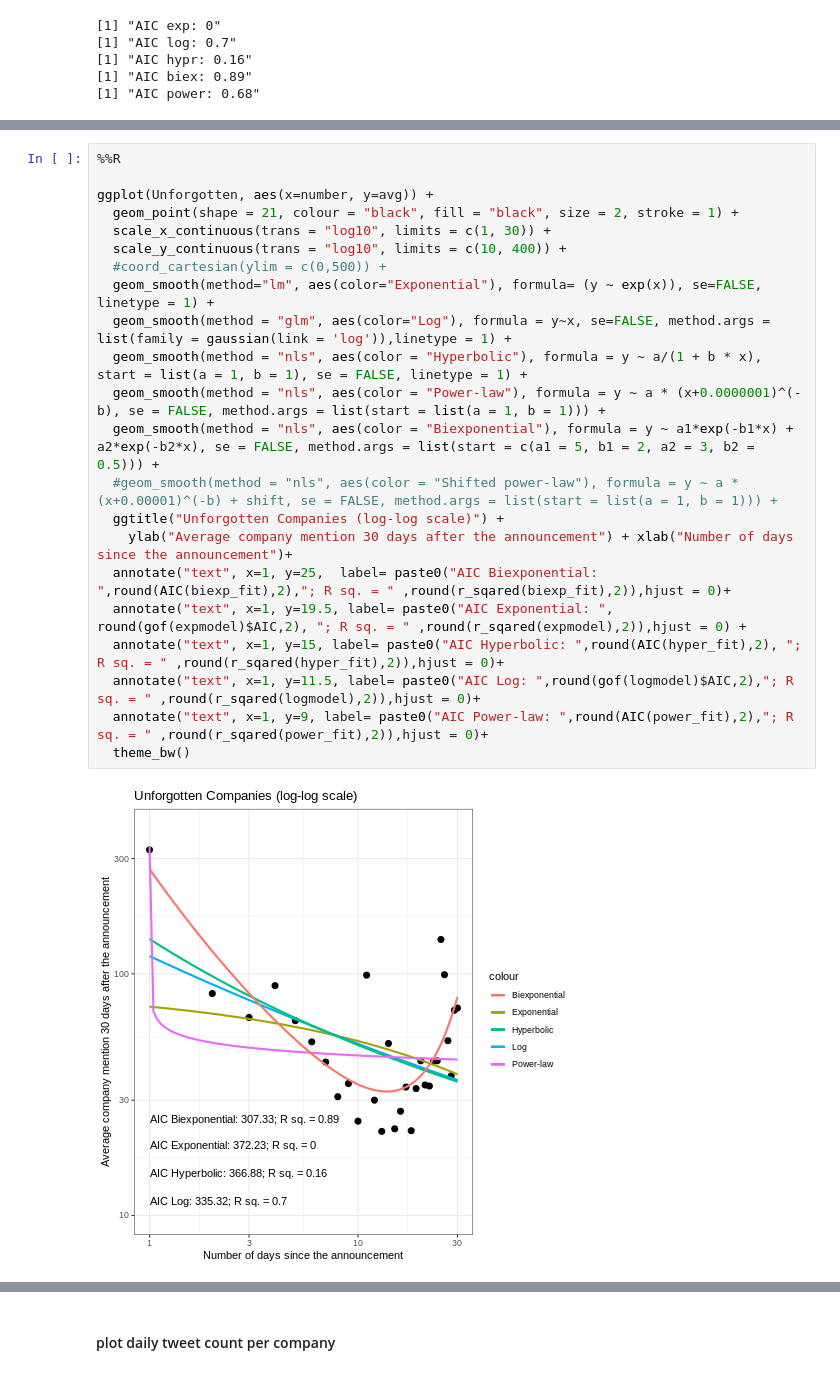
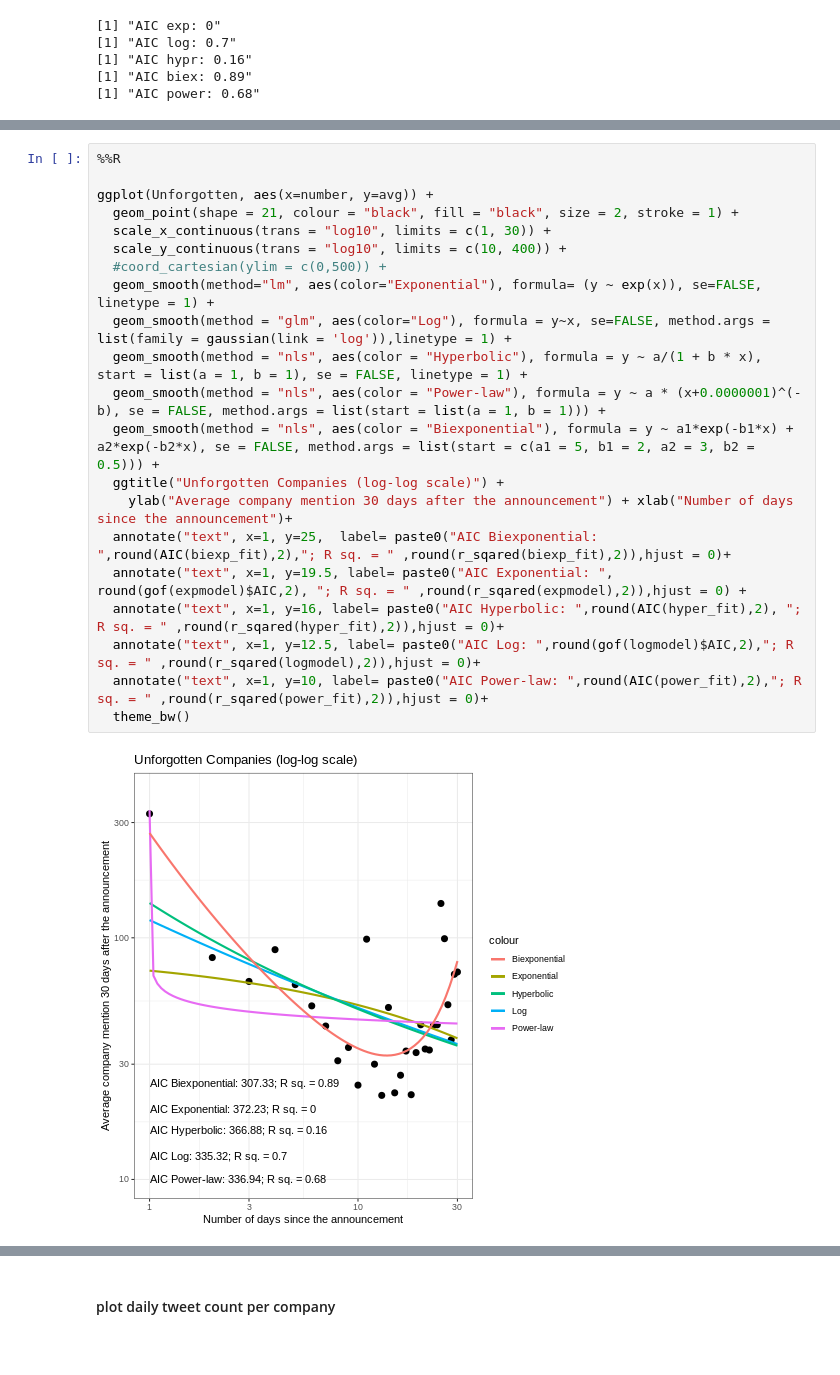
Before and after one commit to bartala/Bankruptcy, a Jupyter notebook: R_PY_before_covid_data.ipynb, the cells around one changed output, grey strips where cells are left out. Cells and saved outputs as stored; diff of their text form.

```diff
--- a/R_PY_before_covid_data.ipynb
+++ b/R_PY_before_covid_data.ipynb
@@ -423,24 +457,23 @@ shift
 # %%
 %%R
 
 ggplot(Unforgotten, aes(x=number, y=avg)) +
   geom_point(shape = 21, colour = "black", fill = "black", size = 2, stroke = 1) +
   scale_x_continuous(trans = "log10", limits = c(1, 30)) +
   scale_y_continuous(trans = "log10", limits = c(10, 400)) +
   #coord_cartesian(ylim = c(0,500)) +
   geom_smooth(method="lm", aes(color="Exponential"), formula= (y ~ exp(x)), se=FALSE, linetype = 1) +
   geom_smooth(method = "glm", aes(color="Log"), formula = y~x, se=FALSE, method.args = list(family = gaussian(link = 'log')),linetype = 1) +
   geom_smooth(method = "nls", aes(color = "Hyperbolic"), formula = y ~ a/(1 + b * x), start = list(a = 1, b = 1), se = FALSE, linetype = 1) +
   geom_smooth(method = "nls", aes(color = "Power-law"), formula = y ~ a * (x+0.0000001)^(-b), se = FALSE, method.args = list(start = list(a = 1, b = 1))) +
   geom_smooth(method = "nls", aes(color = "Biexponential"), formula = y ~ a1*exp(-b1*x) + a2*exp(-b2*x), se = FALSE, method.args = list(start = c(a1 = 5, b1 = 2, a2 = 3, b2 = 0.5))) +
-  #geom_smooth(method = "nls", aes(color = "Shifted power-law"), formula = y ~ a * (x+0.00001)^(-b) + shift, se = FALSE, method.args = list(start = list(a = 1, b = 1))) +
   ggtitle("Unforgotten Companies (log-log scale)") +
     ylab("Average company mention 30 days after the announcement") + xlab("Number of days since the announcement")+
   annotate("text", x=1, y=25,  label= paste0("AIC Biexponential: ",round(AIC(biexp_fit),2),"; R sq. = " ,round(r_sqared(biexp_fit),2)),hjust = 0)+
   annotate("text", x=1, y=19.5, label= paste0("AIC Exponential: ", round(gof(expmodel)$AIC,2), "; R sq. = " ,round(r_sqared(expmodel),2)),hjust = 0) +
-  annotate("text", x=1, y=15, label= paste0("AIC Hyperbolic: ",round(AIC(hyper_fit),2), "; R sq. = " ,round(r_sqared(hyper_fit),2)),hjust = 0)+
-  annotate("text", x=1, y=11.5, label= paste0("AIC Log: ",round(gof(logmodel)$AIC,2),"; R sq. = " ,round(r_sqared(logmodel),2)),hjust = 0)+
-  annotate("text", x=1, y=9, label= paste0("AIC Power-law: ",round(AIC(power_fit),2),"; R sq. = " ,round(r_sqared(power_fit),2)),hjust = 0)+
+  annotate("text", x=1, y=16, label= paste0("AIC Hyperbolic: ",round(AIC(hyper_fit),2), "; R sq. = " ,round(r_sqared(hyper_fit),2)),hjust = 0)+
+  annotate("text", x=1, y=12.5, label= paste0("AIC Log: ",round(gof(logmodel)$AIC,2),"; R sq. = " ,round(r_sqared(logmodel),2)),hjust = 0)+
+  annotate("text", x=1, y=10, label= paste0("AIC Power-law: ",round(AIC(power_fit),2),"; R sq. = " ,round(r_sqared(power_fit),2)),hjust = 0)+
   theme_bw()
 # %% [output]
-[figure, old version]
+[figure, new version]
```
Also changed, not shown: parts of 26 cells of this notebook.
